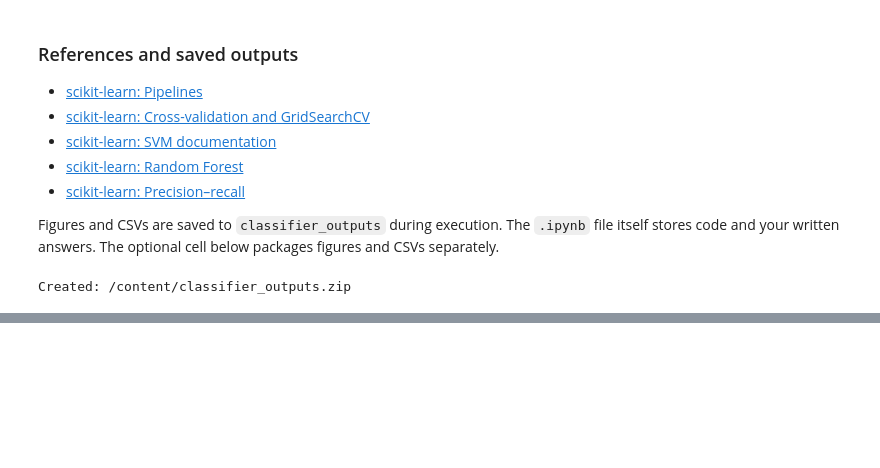
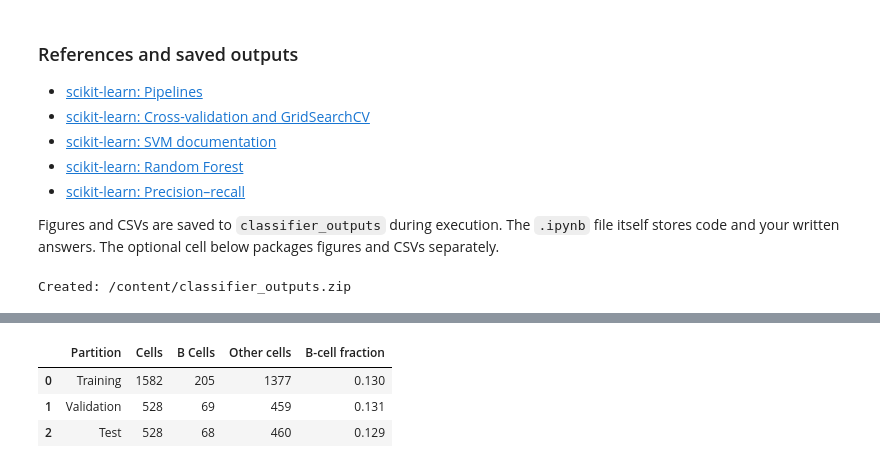
Before and after one commit to Balice9/beginning-bioinformatics, a Jupyter notebook: Module10_Classifiers_Responder_vs_Nonresponder.ipynb, the cells around one changed output, grey strips where cells are left out. Cells and saved outputs as stored; diff of their text form; code cells hidden in the pictures; blank space fills up the shorter version.

```diff
--- a/Module10_Classifiers_Responder_vs_Nonresponder.ipynb
+++ b/Module10_Classifiers_Responder_vs_Nonresponder.ipynb
@@ -875,0 +967,86 @@ Created: /content/classifier_outputs.zip
+# %%
+if LABEL_COLUMN not in adata.obs:
+    raise ValueError("Run the tutorial's cell-type annotation cell first.")
+
+if "counts" not in adata.layers:
+    raise ValueError("The tutorial's saved counts layer is missing.")
+
+# Exclude cells with missing annotations.
+keep = adata.obs[LABEL_COLUMN].notna().to_numpy()
+labels = adata.obs.loc[keep, LABEL_COLUMN].astype(str)
+
+if POSITIVE_LABEL not in labels.unique():
+    raise ValueError(
+        f"{POSITIVE_LABEL!r} was not found. "
+        f"Available labels: {sorted(labels.unique())}"
+    )
+
+y = (labels == POSITIVE_LABEL).to_numpy(dtype=int)
+cell_indices = np.flatnonzero(keep)
+
+# Copy the saved counts into a separate sparse matrix.
+X = sparse.csr_matrix(
+    adata.layers["counts"][keep], dtype=np.float64
+).copy()
+
+if not np.isfinite(X.data).all() or (X.data < 0).any():
+    raise ValueError("Expected finite, nonnegative counts.")
+
+if np.any(np.asarray(X.sum(axis=1)).ravel() == 0):
+    raise ValueError("Found cells with zero total counts.")
+
+# Each cell is transformed independently using a fixed target.
+X = normalize(X, norm="l1", axis=1) * 10_000
+X.data = np.log1p(X.data)
+X = X.tocsr()
+
+# Reserve 20% for testing.
+indices = np.arange(len(y))
+trainval_idx, test_idx = train_test_split(
+    indices,
+    test_size=0.20,
+    stratify=y,
+    random_state=SEED,
+)
+
+# Reserve 25% of the remaining 80% for validation.
+train_idx, val_idx = train_test_split(
+    trainval_idx,
+    test_size=0.25,
+    stratify=y[trainval_idx],
+    random_state=SEED,
+)
+
+X_train, y_train = X[train_idx], y[train_idx]
+X_val, y_val = X[val_idx], y[val_idx]
+X_test, y_test = X[test_idx], y[test_idx]
+
+if np.bincount(y_train, minlength=2).min() < 5:
+    raise ValueError(
+        "Five-fold CV requires at least five training cells per class."
+    )
+
+summary = pd.DataFrame([
+    {
+        "Partition": name,
+        "Cells": len(target),
+        "B Cells": int(target.sum()),
+        "Other cells": int((target == 0).sum()),
+        "B-cell fraction": target.mean(),
+    }
+    for name, target in [
+        ("Training", y_train),
+        ("Validation", y_val),
+        ("Test", y_test),
+    ]
+])
+
+display(summary.round(3))
+print("Positive class: B Cells (1)")
+print("Negative class: other annotated cells (0)")
+print("Expression matrix:", X.shape)
+# %% [output]
+|  | Partition | Cells | B Cells | Other cells | B-cell fraction |
+| 0 | Training | 1582 | 205 | 1377 | 0.130 |
+| 1 | Validation | 528 | 69 | 459 | 0.131 |
+| 2 | Test | 528 | 68 | 460 | 0.129 |
```
Also changed, not shown: parts of 21 cells of this notebook.
